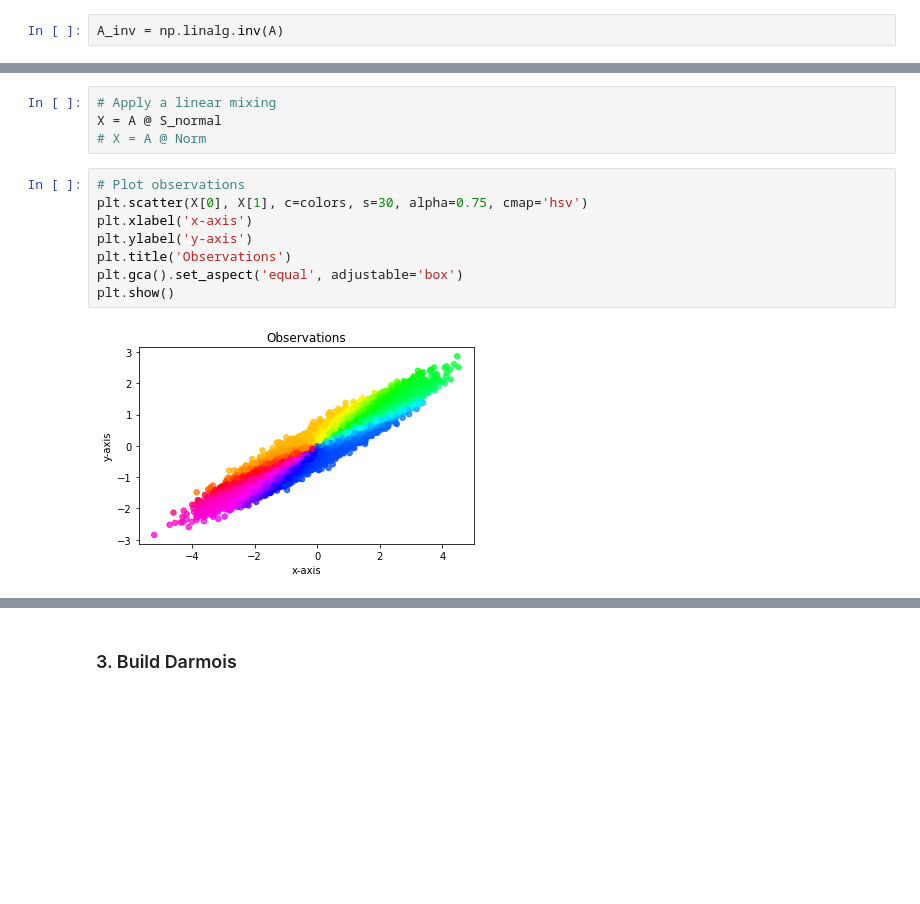
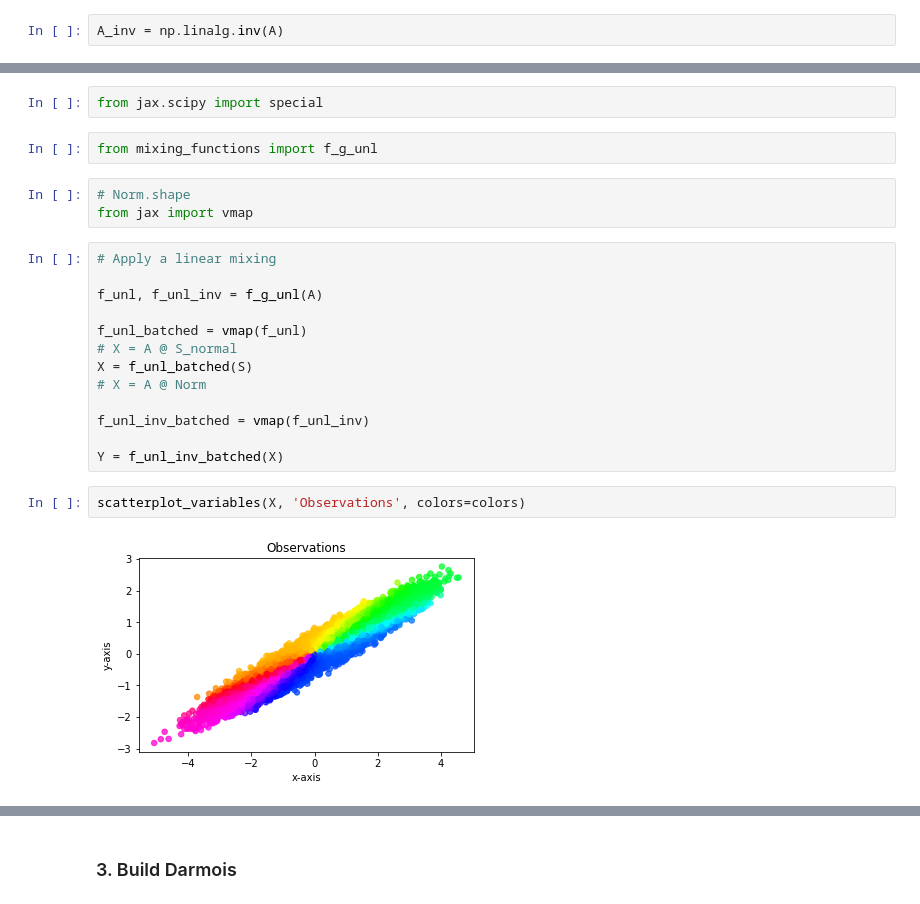
Before and after one commit to lgresele/independent-mechanism-analysis, a Jupyter notebook: 3_closed_form_darmois.ipynb, the cells around one changed output, grey strips where cells are left out. Drawn from its saved outputs; the diff is of its cells as text; blank space fills up the shorter version.

Commit message:
moved often deployed functions in dedicated modules

```diff
--- a/3_closed_form_darmois.ipynb
+++ b/3_closed_form_darmois.ipynb
@@ -113,14 +61,24 @@ Norm.shape
+# %%
+from jax.scipy import special
+# %%
+from mixing_functions import f_g_unl
+# %%
+# Norm.shape
+from jax import vmap
 # %%
 # Apply a linear mixing
-X = A @ S_normal
+
+f_unl, f_unl_inv = f_g_unl(A)
+
+f_unl_batched = vmap(f_unl)
+# X = A @ S_normal
+X = f_unl_batched(S)
 # X = A @ Norm
+
+f_unl_inv_batched = vmap(f_unl_inv)
+
+Y = f_unl_inv_batched(X)
-# %%
-# Plot observations
-plt.scatter(X[0], X[1], c=colors, s=30, alpha=0.75, cmap='hsv')
-plt.xlabel('x-axis')
-plt.ylabel('y-axis')
-plt.title('Observations')
-plt.gca().set_aspect('equal', adjustable='box')
-plt.show()
-# %% [output]
-[figure, removed]
+# %%
+scatterplot_variables(X, 'Observations', colors=colors)
+# %% [output]
+[figure, added]
```
Also changed, not shown: parts of 85 cells of this notebook, 3 other files.
